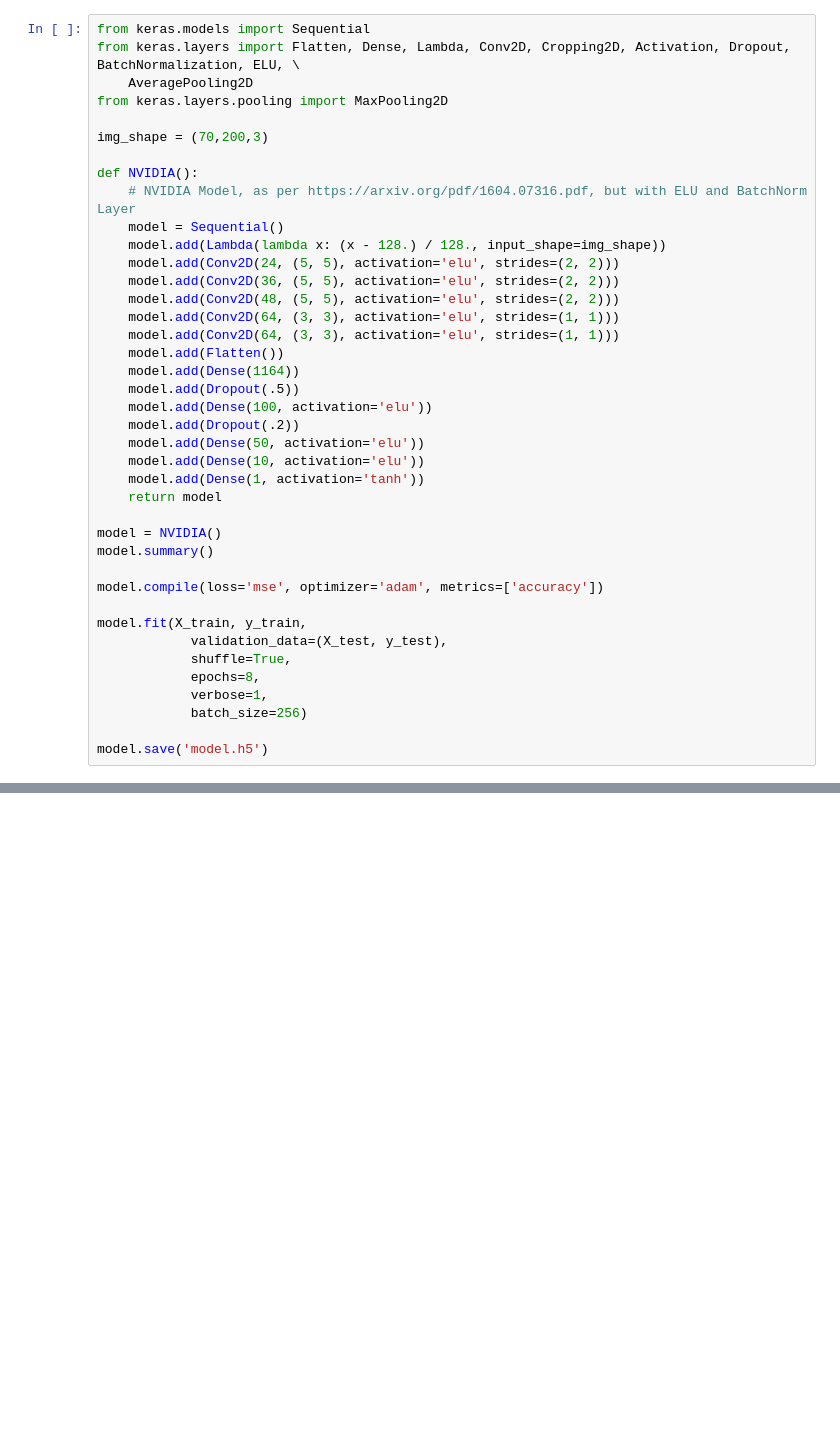
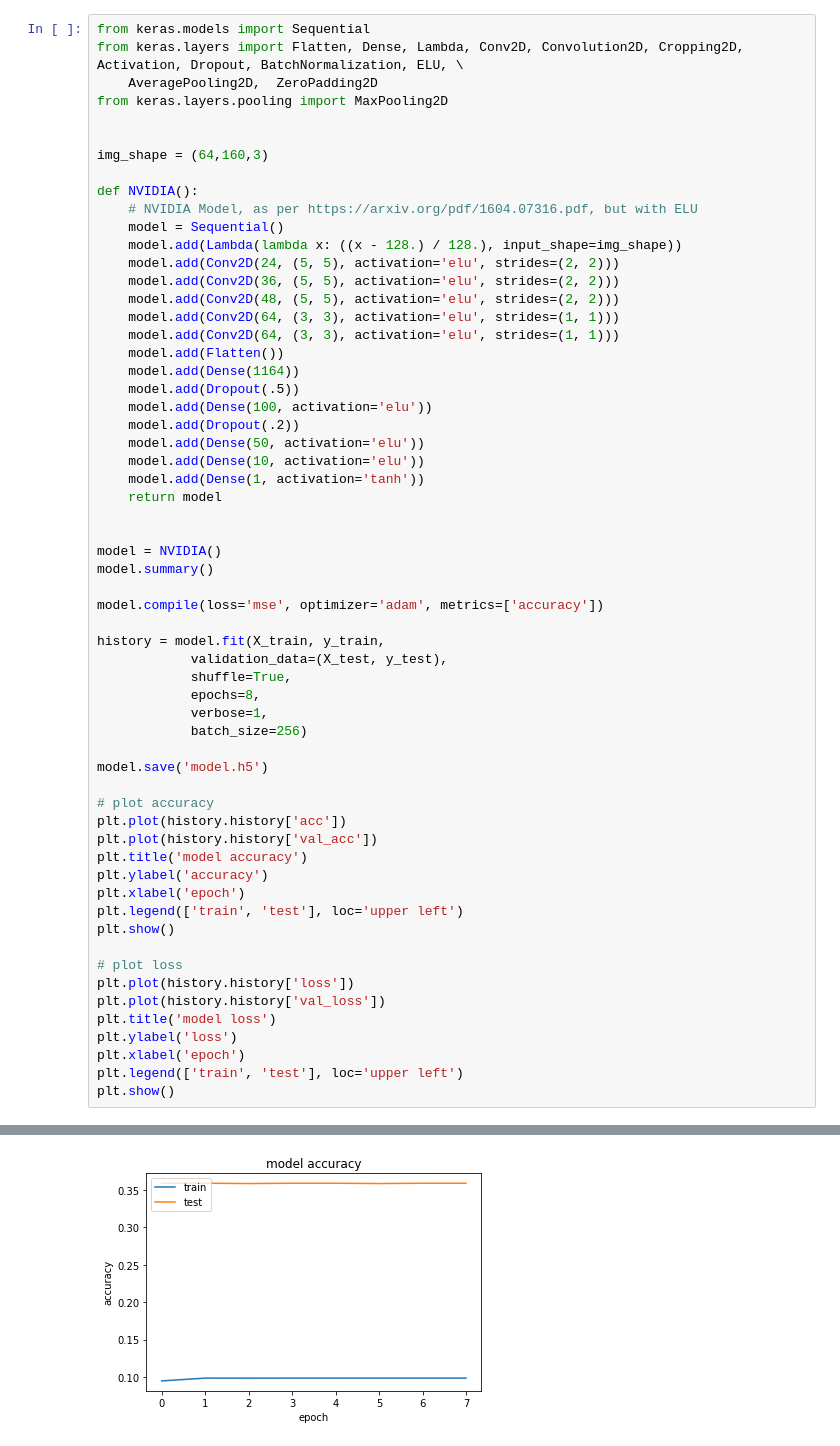
Before and after one commit to kaisternad/CarND-Behavioral-Cloning-P3, a Jupyter notebook: Clone.ipynb, the cells around one changed output, grey strips where cells are left out. Drawn from its saved outputs; the diff is of its cells as text; blank space fills up the shorter version.

Commit message:
First fully autonomous model

```diff
--- a/Clone.ipynb
+++ b/Clone.ipynb
@@ -190,15 +193,16 @@ brightness, 0.20
 # %%
 from keras.models import Sequential
-from keras.layers import Flatten, Dense, Lambda, Conv2D, Cropping2D, Activation, Dropout, BatchNormalization, ELU, \
-    AveragePooling2D
+from keras.layers import Flatten, Dense, Lambda, Conv2D, Convolution2D, Cropping2D, Activation, Dropout, BatchNormalization, ELU, \
+    AveragePooling2D,  ZeroPadding2D
 from keras.layers.pooling import MaxPooling2D
 
-img_shape = (70,200,3)
+
+img_shape = (64,160,3)
 
 def NVIDIA():
-    # NVIDIA Model, as per https://arxiv.org/pdf/1604.07316.pdf, but with ELU and BatchNorm Layer
+    # NVIDIA Model, as per https://arxiv.org/pdf/1604.07316.pdf, but with ELU
     model = Sequential()
-    model.add(Lambda(lambda x: (x - 128.) / 128., input_shape=img_shape))
+    model.add(Lambda(lambda x: ((x - 128.) / 128.), input_shape=img_shape))
     model.add(Conv2D(24, (5, 5), activation='elu', strides=(2, 2)))
     model.add(Conv2D(36, (5, 5), activation='elu', strides=(2, 2)))
     model.add(Conv2D(48, (5, 5), activation='elu', strides=(2, 2)))
@@ -214,12 +218,13 @@ def NVIDIA():
     model.add(Dense(1, activation='tanh'))
     return model
 
+
 model = NVIDIA()
 model.summary()
 
 model.compile(loss='mse', optimizer='adam', metrics=['accuracy'])
 
-model.fit(X_train, y_train,
+history = model.fit(X_train, y_train,
             validation_data=(X_test, y_test),
             shuffle=True,
             epochs=8,
@@ -227,4 +232,22 @@ model.fit(X_train, y_train,
             batch_size=256)
 
 model.save('model.h5')
+
+# plot accuracy
+plt.plot(history.history['acc'])
+plt.plot(history.history['val_acc'])
+plt.title('model accuracy')
+plt.ylabel('accuracy')
+plt.xlabel('epoch')
+plt.legend(['train', 'test'], loc='upper left')
+plt.show()
+
+# plot loss
+plt.plot(history.history['loss'])
+plt.plot(history.history['val_loss'])
+plt.title('model loss')
+plt.ylabel('loss')
+plt.xlabel('epoch')
+plt.legend(['train', 'test'], loc='upper left')
+plt.show()
 # %% [output]
@@ -247,0 +272 @@ Epoch 8/8
+[figure, added]
```
Also changed, not shown: parts of 7 cells of this notebook, 2 other files.
